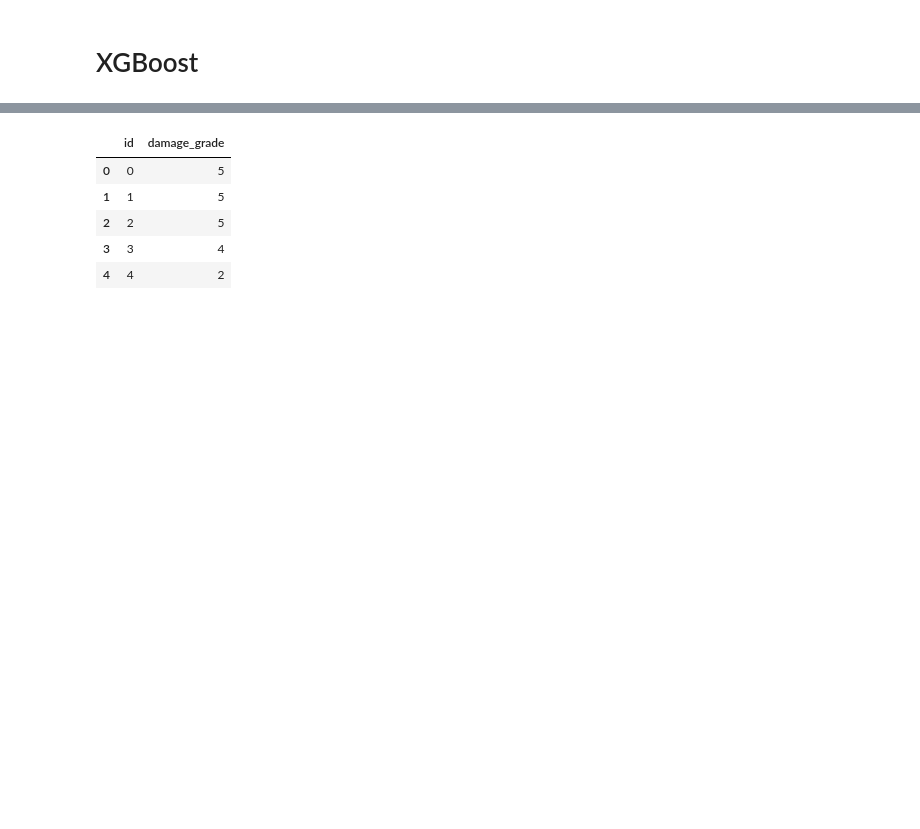
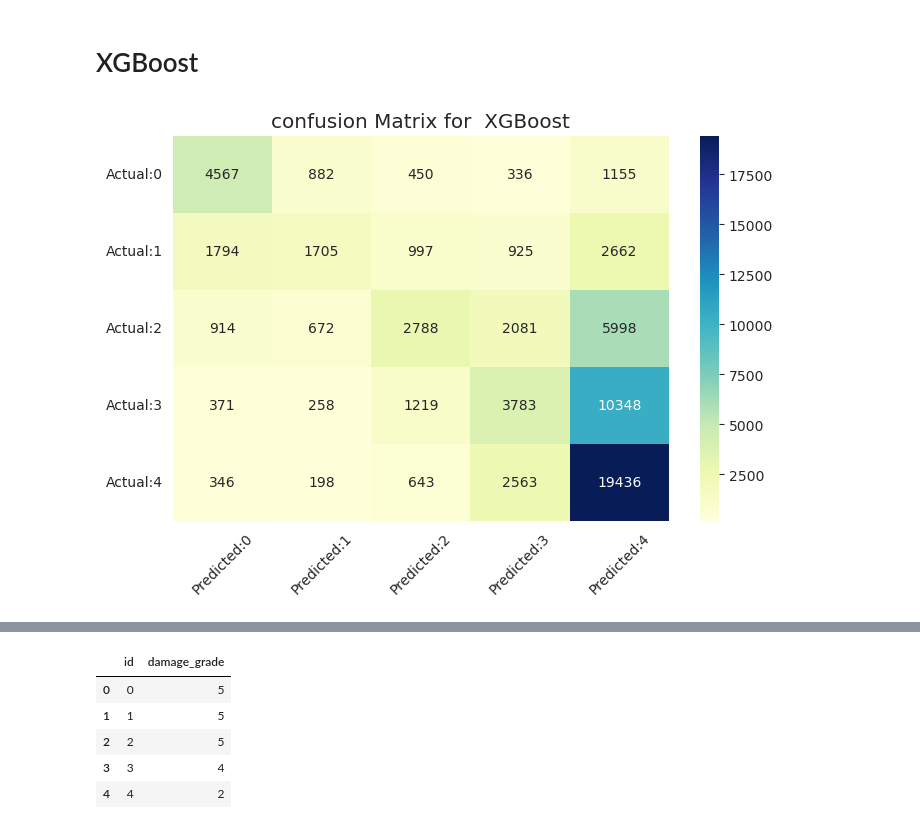
Before and after one commit to elskow/Data-Elims, a Jupyter notebook: 5-Modelling/modelling.ipynb, the cells around one changed output, grey strips where cells are left out. Saved outputs shown, nothing was run; the diff lists cells and outputs as text; code cells hidden in the pictures; blank space fills up the shorter version.

```diff
--- a/5-Modelling/modelling.ipynb
+++ b/5-Modelling/modelling.ipynb
@@ -196,37 +191,42 @@ plt.show()
 # %%
 # try to use xgboost classifier
 
 from xgboost import XGBClassifier
 
-par = {'max_depth': 1,
-       'learning_rate': 0.8129569232934538,
-       'n_estimators': 631, 'min_child_weight': 5, 'gamma': 0.24077354978878754,
-       'subsample': 0.7934114236558842,
-       'colsample_bytree': 0.42821918862915,
-       'reg_alpha': 0.13073655673760248,
-       'reg_lambda': 0.5123984389075366,
-       'max_delta_step': 3}
+par = {'max_depth': 9,
+       'learning_rate': 0.09171368249775058,
+       'n_estimators': 759,
+       'min_child_weight': 1,
+       'gamma': 0.8941301203825416,
+       'subsample': 0.9235417357436105,
+       'colsample_bytree': 0.3938564995197662,
+       'reg_alpha': 0.5575094496034125,
+       'reg_lambda': 0.21515479375548496,
+       'max_delta_step': 1}
+
 XGB = XGBClassifier(**par)
 
 # change x_train from 1,2,3,4,5 to 0,1,2,3,4
 y_train = y_train - 1
 y_test = y_test - 1
 
 XGB.fit(x_train, y_train)
 
 xgb_pred = XGB.predict(x_test)
 cm=confusion_matrix(y_test,xgb_pred)
 conf_matrix=pd.DataFrame(data=cm,columns=['Predicted:0','Predicted:1',
                                           'Predicted:2','Predicted:3','Predicted:4',],
                                                index=['Actual:0','Actual:1',
                                                             'Actual:2','Actual:3','Actual:4'])
 
 plt.figure(figsize = (8,5))
 sns.heatmap(conf_matrix, annot=True,fmt='d',cmap="YlGnBu")
 plt.title("confusion Matrix for  XGBoost")
 plt.xticks(rotation=45)
 plt.yticks(rotation=360)
 plt.show()
+# %% [output]
+[figure, added]
 # %%
 print("-"*100)
 print("Accuracy Score for XGBoost :",accuracy_score(y_test,xgb_pred))
```
Also changed, not shown: parts of 14 cells of this notebook.
